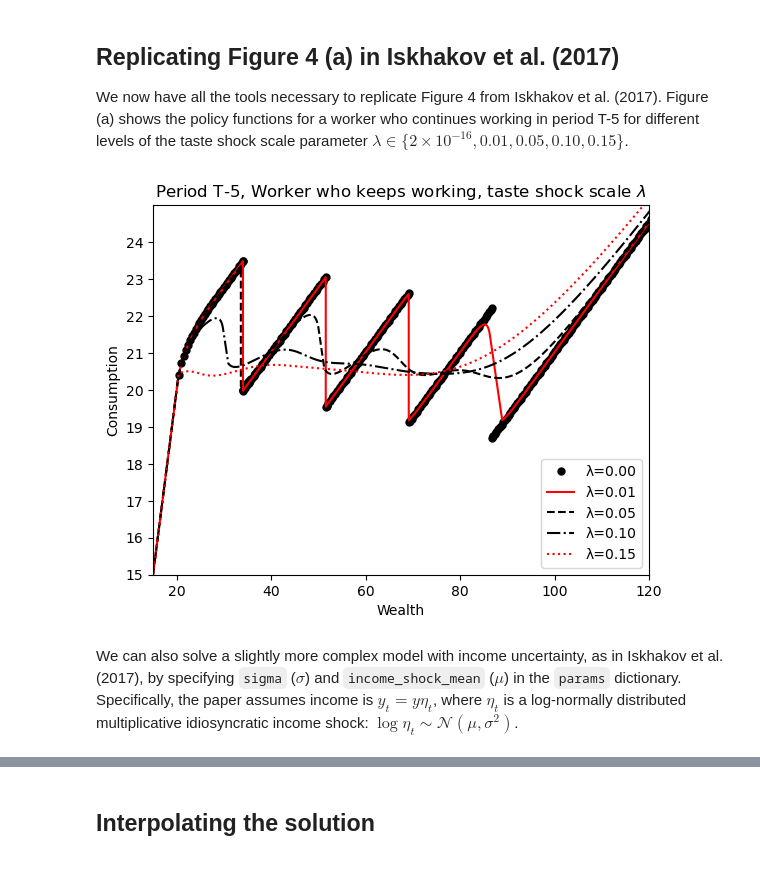
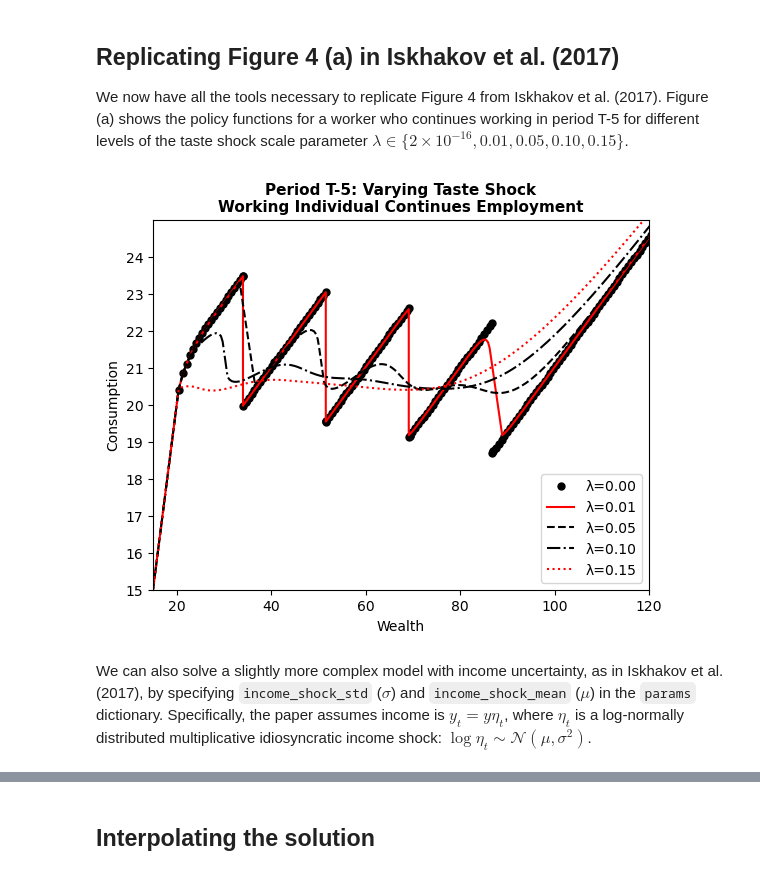
Before and after one commit to OpenSourceEconomics/dcegm, a Jupyter notebook: docs/source/background/interface_plots.ipynb, the cells around one changed output, grey strips where cells are left out. Saved outputs shown, nothing was run; the diff lists cells and outputs as text; code cells hidden in the pictures.

```diff
--- a/docs/source/background/interface_plots.ipynb
+++ b/docs/source/background/interface_plots.ipynb
@@ -140,18 +122,16 @@ After solving the model, we can use the interface functions to visualize the sol
 # %%
 # set up the model structure and process the model functions, notice how this is independent of the params dictionary that contains the model parameters.
-model = setup_model(
-    options=options,
+model = dcegm.setup_model(
+    model_config=model_config,
+    model_specs=model_specs,
     state_space_functions=model_funcs["state_space_functions"],
     utility_functions=model_funcs["utility_functions"],
     utility_functions_final_period=model_funcs["utility_functions_final_period"],
     budget_constraint=model_funcs["budget_constraint"],
 )
 
-# get the solve function for the model, this function is used to solve the model for a given set of parameters
-solve_func = get_solve_func_for_model(model)
-
-# solve the model for the given parameters we specified above
-value, policy, endog_grid = solve_func(params)
+# solve the model for the given parameters
+model_solved = model.solve(params)
 # %% [output]
 Update function for state space not given. Assume states only change with an increase of the period and lagged choice.
 Sparsity condition not provided. Assume all states are valid.
@@ -228,48 +213,51 @@ We now have all the tools necessary to replicate Figure 4 from Iskhakov et al. (
 # set the style analogous to the Figure 4 in the paper
 line_styles = [
     {
         "color": "black",
         "marker": "o",
         "linestyle": "None",
         "markersize": 5,
     },  # Black dots
     {"color": "red", "linestyle": "-"},  # Red solid line
     {"color": "black", "linestyle": "--"},  # Black dashed line
     {"color": "black", "linestyle": "-."},  # Black dash-dot line
     {"color": "red", "linestyle": ":"},  # Red dotted line
 ]
 
+# Define state and choice for the plot
+state_dict = {
+    "period": 37,  # Perioid T-5
+    "lagged_choice": 0,  # working in the previous period
+}
+choice = 0  # continuing to work
+
+# solve the model for different taste shock scales
 for k, taste_shock_scale in enumerate([2e-16, 0.01, 0.05, 0.10, 0.15]):
     params["taste_shock_scale"] = taste_shock_scale
-    state_choice_dict = {
-        "period": 37,
-        "lagged_choice": 0,
-        "dummy_stochastic": 0,
-        "choice": 0,
-    }
-    value, policy, endog_grid = solve_func(params)
-    state_choice_index = get_state_choice_index_per_discrete_state_and_choice(
-        model, state_choice_dict
+    model_solved = model.solve(params)
+    assets_bop, value, consumption = model_solved.get_solution_for_state_choice(
+        state_dict, choice
     )
-    wealth_grid = jnp.take(endog_grid, state_choice_index, axis=0)
-    consumption_function = jnp.take(policy, state_choice_index, axis=0)
-    value_function = jnp.take(value, state_choice_index, axis=0)
     plt.plot(
-        wealth_grid,
-        consumption_function,
+        assets_bop,
+        consumption,
         label=f"λ={taste_shock_scale:.2f}",
         **line_styles[k],
     )
 
 plt.xlim([15, 120])
 plt.ylim([15, 25])
 plt.yticks(np.arange(15, 25, 1))
 plt.ylabel("Consumption")
-plt.title(r"Period T-5, Worker who keeps working, taste shock scale $\lambda$")
+plt.title(
+    "Period T-5: Varying Taste Shock\nWorking Individual Continues Employment",
+    fontsize=11,
+    fontweight="bold",
+)
 plt.xlabel("Wealth")
 plt.legend()
 plt.show()
 # %% [output]
-[figure, old version]
+[figure, new version]
 # %% [markdown]
-We can also solve a slightly more complex model with income uncertainty, as in Iskhakov et al. (2017), by specifying `sigma` ($\sigma$) and `income_shock_mean` ($\mu$) in the `params` dictionary. Specifically, the paper assumes income is $y_t=y \eta_t$, where $\eta_t$ is a log-normally distributed multiplicative idiosyncratic income shock: $\log \eta_t \sim \mathcal{N}\left(\mu, \sigma^2\right)$.
+We can also solve a slightly more complex model with income uncertainty, as in Iskhakov et al. (2017), by specifying `income_shock_std` ($\sigma$) and `income_shock_mean` ($\mu$) in the `params` dictionary. Specifically, the paper assumes income is $y_t=y \eta_t$, where $\eta_t$ is a log-normally distributed multiplicative idiosyncratic income shock: $\log \eta_t \sim \mathcal{N}\left(\mu, \sigma^2\right)$.
```
Also changed, not shown: parts of 14 cells of this notebook, 2 other files.
